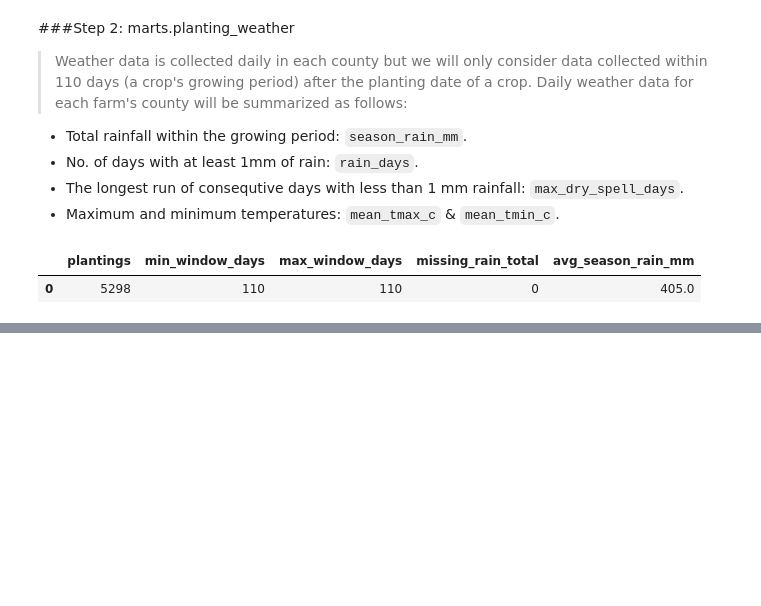
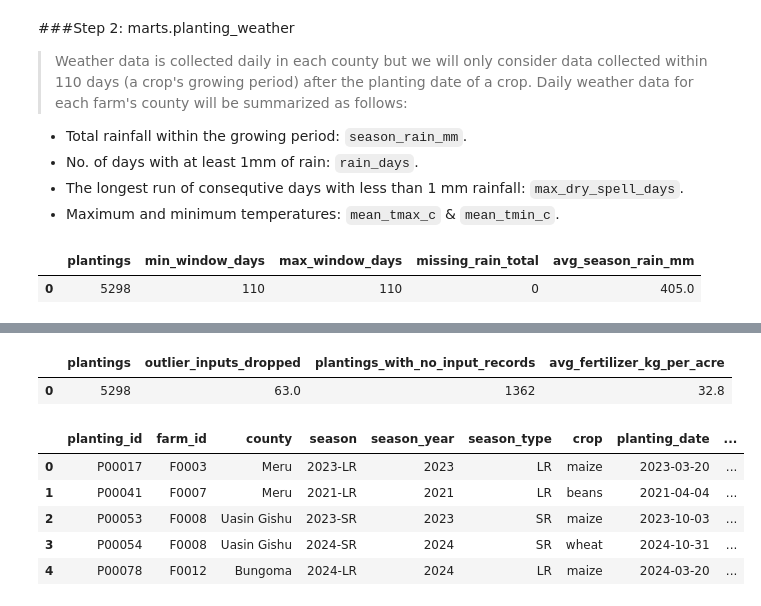
Before and after one commit to edi-kanyua/Predictive-Modeling-in-Agriculture, a Jupyter notebook: Agriculture_ELT.ipynb, the cells around one changed output, grey strips where cells are left out. Drawn from its saved outputs; the diff is of its cells as text; code cells hidden in the pictures; blank space fills up the shorter version.

```diff
--- a/Agriculture_ELT.ipynb
+++ b/Agriculture_ELT.ipynb
@@ -1179,0 +1182,80 @@ conn.sql("""
+# %%
+conn.sql("""
+    CREATE OR REPLACE TABLE marts.planting_inputs AS
+    WITH linked AS (                                  -- attach each input to a planting (nearest one wins)
+        SELECT
+            i.input_id, i.input_type, i.input_group, i.quantity,
+            b.planting_id, b.area_planted_acres,
+            ROW_NUMBER() OVER (
+                PARTITION BY i.input_id
+                ORDER BY ABS(DATE_DIFF('day', b.planting_date, i.application_date))
+            ) AS rn
+        FROM staging.inputs i
+        JOIN marts.planting_base b
+          ON b.farm_id = i.farm_id
+         AND i.application_date BETWEEN b.planting_date - 20 AND b.planting_date + 90
+    ),
+    rates AS (
+        SELECT *, quantity / area_planted_acres AS rate_per_acre
+        FROM linked
+        WHERE rn = 1
+    ),
+    medians AS (                                      -- typical rate per acre for each input type
+        SELECT input_type, MEDIAN(rate_per_acre) AS median_rate
+        FROM rates
+        WHERE rate_per_acre IS NOT NULL
+        GROUP BY input_type
+    ),
+    checked AS (
+        SELECT r.*,
+               r.rate_per_acre > 3 * m.median_rate                         AS is_outlier,
+               (r.rate_per_acre IS NOT NULL AND r.rate_per_acre <= 3 * m.median_rate) AS is_usable
+        FROM rates r
+        JOIN medians m USING (input_type)
+    ),
+    totals AS (
+        SELECT
+            b.planting_id,
+            b.area_planted_acres,
+            COUNT(c.input_id)                                                         AS n_input_records,
+            COUNT(*) FILTER (WHERE c.is_outlier)                                      AS n_outlier_inputs_dropped,
+            COUNT(*) FILTER (WHERE c.is_usable AND c.input_group = 'fertilizer')      AS n_fertilizer_applications,
+            COALESCE(SUM(c.quantity) FILTER (WHERE c.is_usable AND c.input_group = 'fertilizer'), 0) AS fertilizer_kg,
+            COALESCE(SUM(c.quantity) FILTER (WHERE c.is_usable AND c.input_group = 'manure'), 0)     AS manure_kg,
+            COALESCE(SUM(c.quantity) FILTER (WHERE c.is_usable AND c.input_group = 'pesticide'), 0)  AS pesticide_litres
+        FROM marts.planting_base b
+        LEFT JOIN checked c USING (planting_id)
+        GROUP BY b.planting_id, b.area_planted_acres
+    )
+    SELECT
+        planting_id,
+        n_input_records,
+        n_outlier_inputs_dropped,
+        n_fertilizer_applications,
+        ROUND(fertilizer_kg   / area_planted_acres, 1) AS fertilizer_kg_per_acre,
+        ROUND(manure_kg       / area_planted_acres, 1) AS manure_kg_per_acre,
+        ROUND(pesticide_litres / area_planted_acres, 2) AS pesticide_litres_per_acre,
+        manure_kg > 0         AS used_manure,
+        pesticide_litres > 0  AS used_pesticide
+    FROM totals
+""")
+
+conn.sql("""
+    SELECT COUNT(*)                                   AS plantings,
+           SUM(n_outlier_inputs_dropped)              AS outlier_inputs_dropped,
+           COUNT(*) FILTER (WHERE n_input_records = 0) AS plantings_with_no_input_records,
+           ROUND(AVG(fertilizer_kg_per_acre), 1)      AS avg_fertilizer_kg_per_acre
+    FROM marts.planting_inputs
+""").df()
+# %% [output]
+|  | plantings | outlier_inputs_dropped | plantings_with_no_input_records | avg_fertilizer_kg_per_acre |
+| 0 | 5298 | 63.0 | 1362 | 32.8 |
+# %%
+conn.sql("SELECT * FROM marts.planting_base LIMIT 5").df()
+# %% [output]
+|  | planting_id | farm_id | county | season | season_year | season_type | crop | planting_date | ... |
+| 0 | P00017 | F0003 | Meru | 2023-LR | 2023 | LR | maize | 2023-03-20 | ... |
+| 1 | P00041 | F0007 | Meru | 2021-LR | 2021 | LR | beans | 2021-04-04 | ... |
+| 2 | P00053 | F0008 | Uasin Gishu | 2023-SR | 2023 | SR | maize | 2023-10-03 | ... |
+| 3 | P00054 | F0008 | Uasin Gishu | 2024-SR | 2024 | SR | wheat | 2024-10-31 | ... |
+| 4 | P00078 | F0012 | Bungoma | 2024-LR | 2024 | LR | maize | 2024-03-20 | ... |
```
Also changed, not shown: parts of 18 cells of this notebook.
